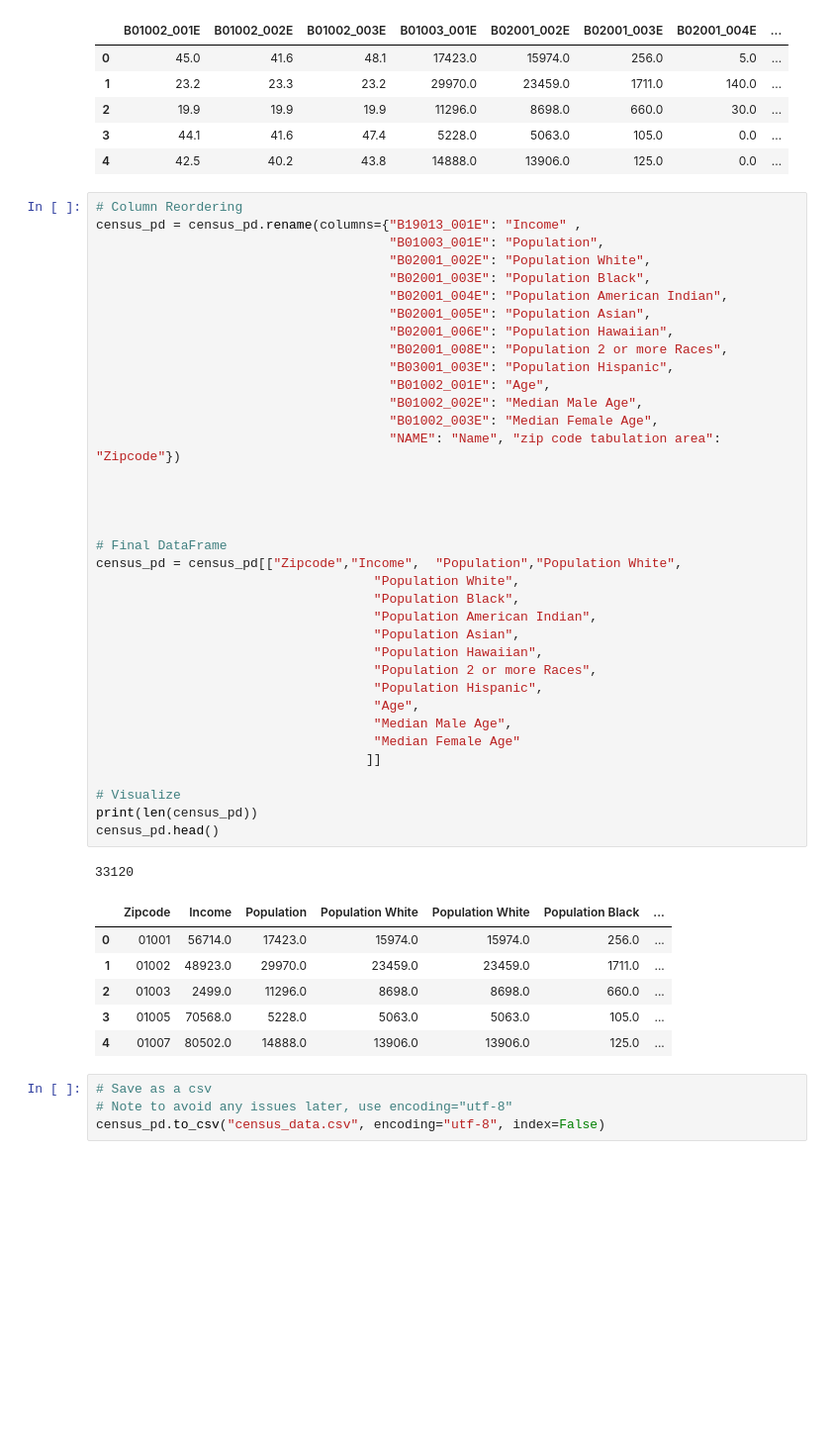
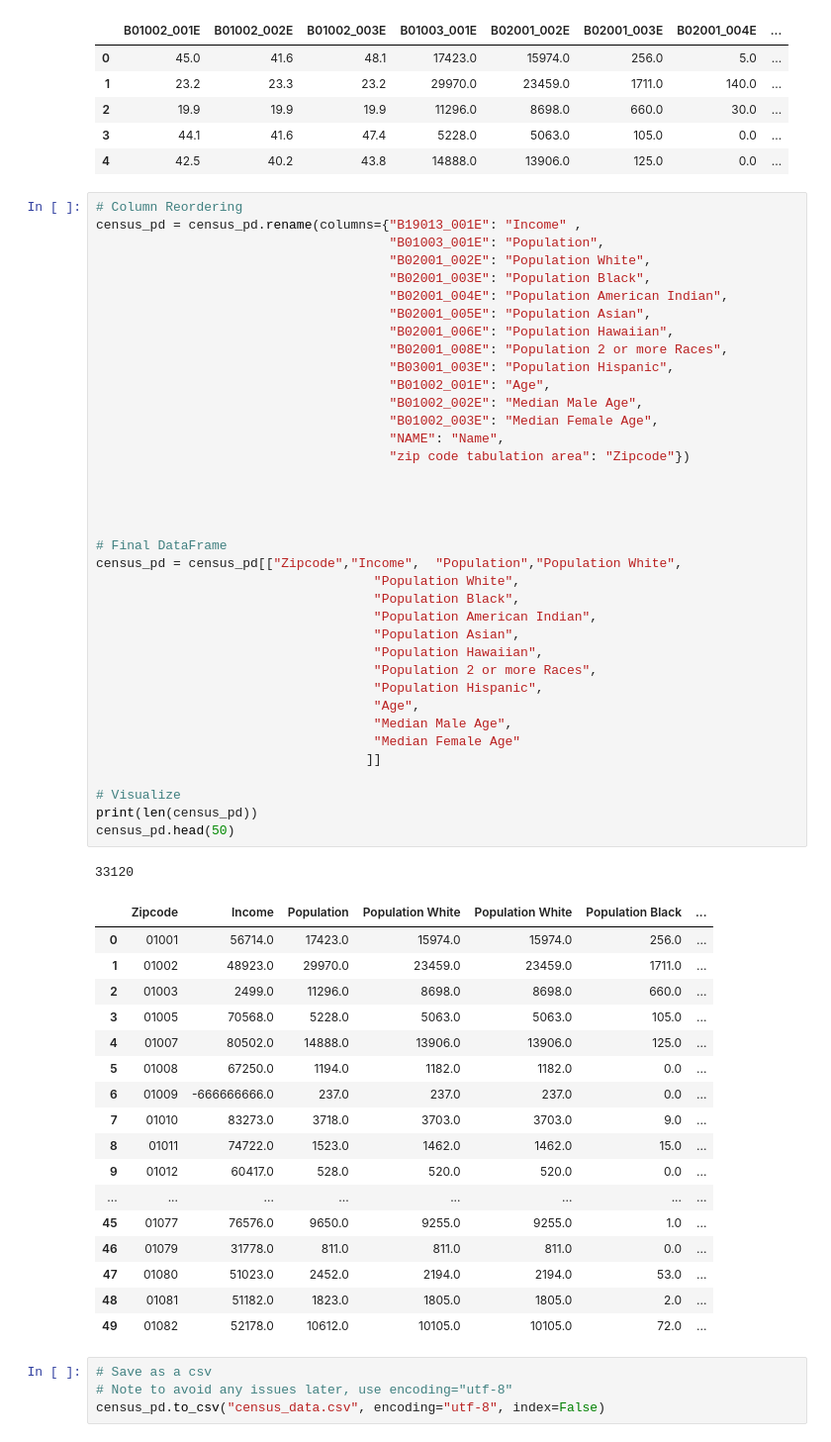
Before and after one commit to EJohnson7/Project-1, a Jupyter notebook: Fitness.ipynb, the cells around one changed output. Shown at 99% size. Drawn from its saved outputs; the diff is of its cells as text; blank space fills up the shorter version.

```diff
--- a/Fitness.ipynb
+++ b/Fitness.ipynb
@@ -42,36 +42,48 @@ census_pd = census_pd.rename(columns={"B19013_001E": "Income" ,
                                       "B01002_001E": "Age",
                                       "B01002_002E": "Median Male Age",
                                       "B01002_003E": "Median Female Age",
-                                      "NAME": "Name", "zip code tabulation area": "Zipcode"})
+                                      "NAME": "Name",
+                                      "zip code tabulation area": "Zipcode"})
 
 
 
 
 # Final DataFrame
 census_pd = census_pd[["Zipcode","Income",  "Population","Population White",
                                     "Population White",
                                     "Population Black",
                                     "Population American Indian",
                                     "Population Asian",
                                     "Population Hawaiian",
                                     "Population 2 or more Races",
                                     "Population Hispanic",
                                     "Age",
                                     "Median Male Age",
                                     "Median Female Age"
                                    ]]
 
 # Visualize
 print(len(census_pd))
-census_pd.head()
+census_pd.head(50)
 # %% [output]
 33120
 |  | Zipcode | Income | Population | Population White | Population White | Population Black | ... |
 | 0 | 01001 | 56714.0 | 17423.0 | 15974.0 | 15974.0 | 256.0 | ... |
 | 1 | 01002 | 48923.0 | 29970.0 | 23459.0 | 23459.0 | 1711.0 | ... |
 | 2 | 01003 | 2499.0 | 11296.0 | 8698.0 | 8698.0 | 660.0 | ... |
 | 3 | 01005 | 70568.0 | 5228.0 | 5063.0 | 5063.0 | 105.0 | ... |
 | 4 | 01007 | 80502.0 | 14888.0 | 13906.0 | 13906.0 | 125.0 | ... |
+| 5 | 01008 | 67250.0 | 1194.0 | 1182.0 | 1182.0 | 0.0 | ... |
+| 6 | 01009 | -666666666.0 | 237.0 | 237.0 | 237.0 | 0.0 | ... |
+| 7 | 01010 | 83273.0 | 3718.0 | 3703.0 | 3703.0 | 9.0 | ... |
+| 8 | 01011 | 74722.0 | 1523.0 | 1462.0 | 1462.0 | 15.0 | ... |
+| 9 | 01012 | 60417.0 | 528.0 | 520.0 | 520.0 | 0.0 | ... |
+| ... | ... | ... | ... | ... | ... | ... | ... |
+| 45 | 01077 | 76576.0 | 9650.0 | 9255.0 | 9255.0 | 1.0 | ... |
+| 46 | 01079 | 31778.0 | 811.0 | 811.0 | 811.0 | 0.0 | ... |
+| 47 | 01080 | 51023.0 | 2452.0 | 2194.0 | 2194.0 | 53.0 | ... |
+| 48 | 01081 | 51182.0 | 1823.0 | 1805.0 | 1805.0 | 2.0 | ... |
+| 49 | 01082 | 52178.0 | 10612.0 | 10105.0 | 10105.0 | 72.0 | ... |
 # %%
 # Save as a csv
 # Note to avoid any issues later, use encoding="utf-8"
```
Also changed, not shown: parts of 7 cells of this notebook.
